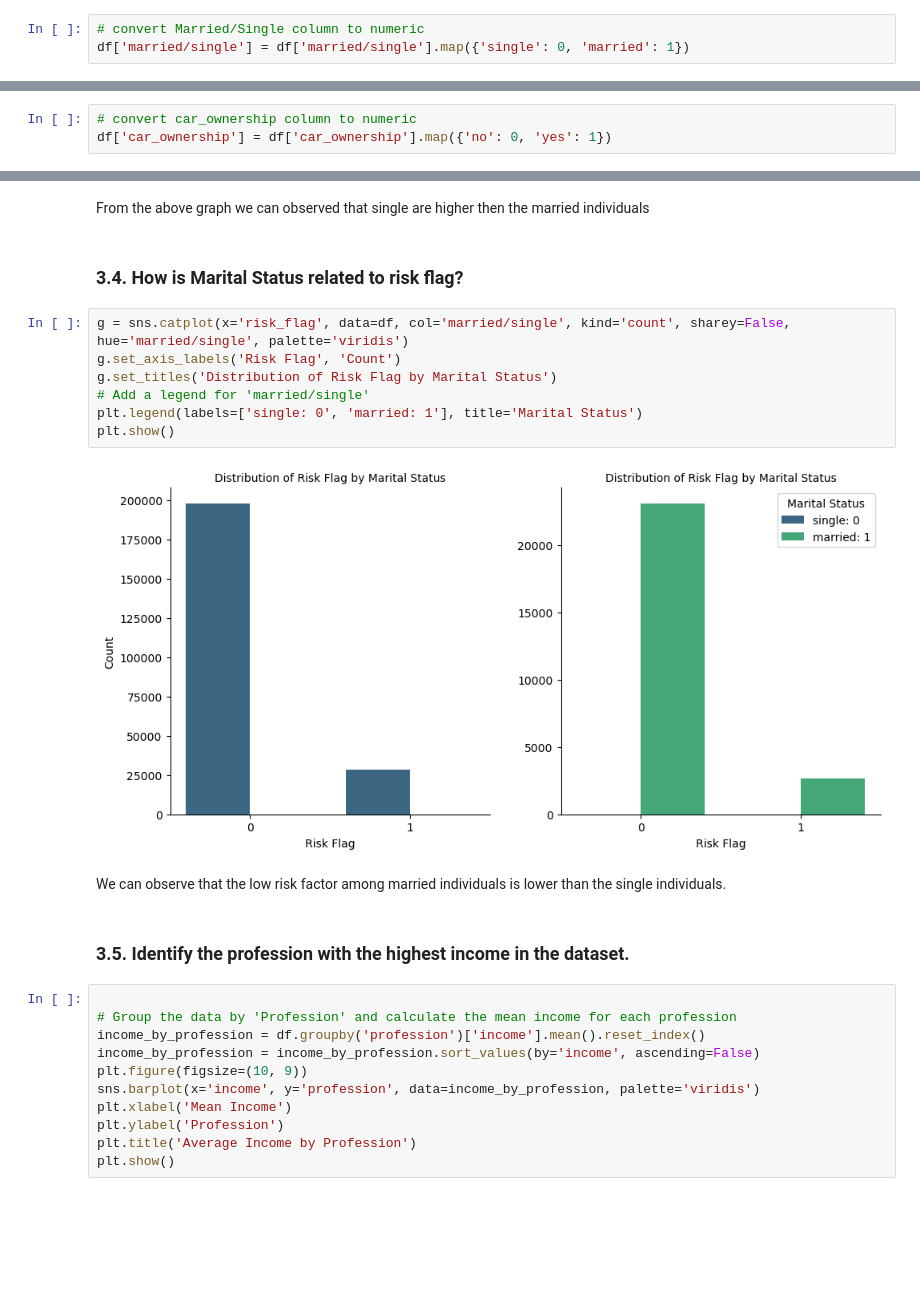
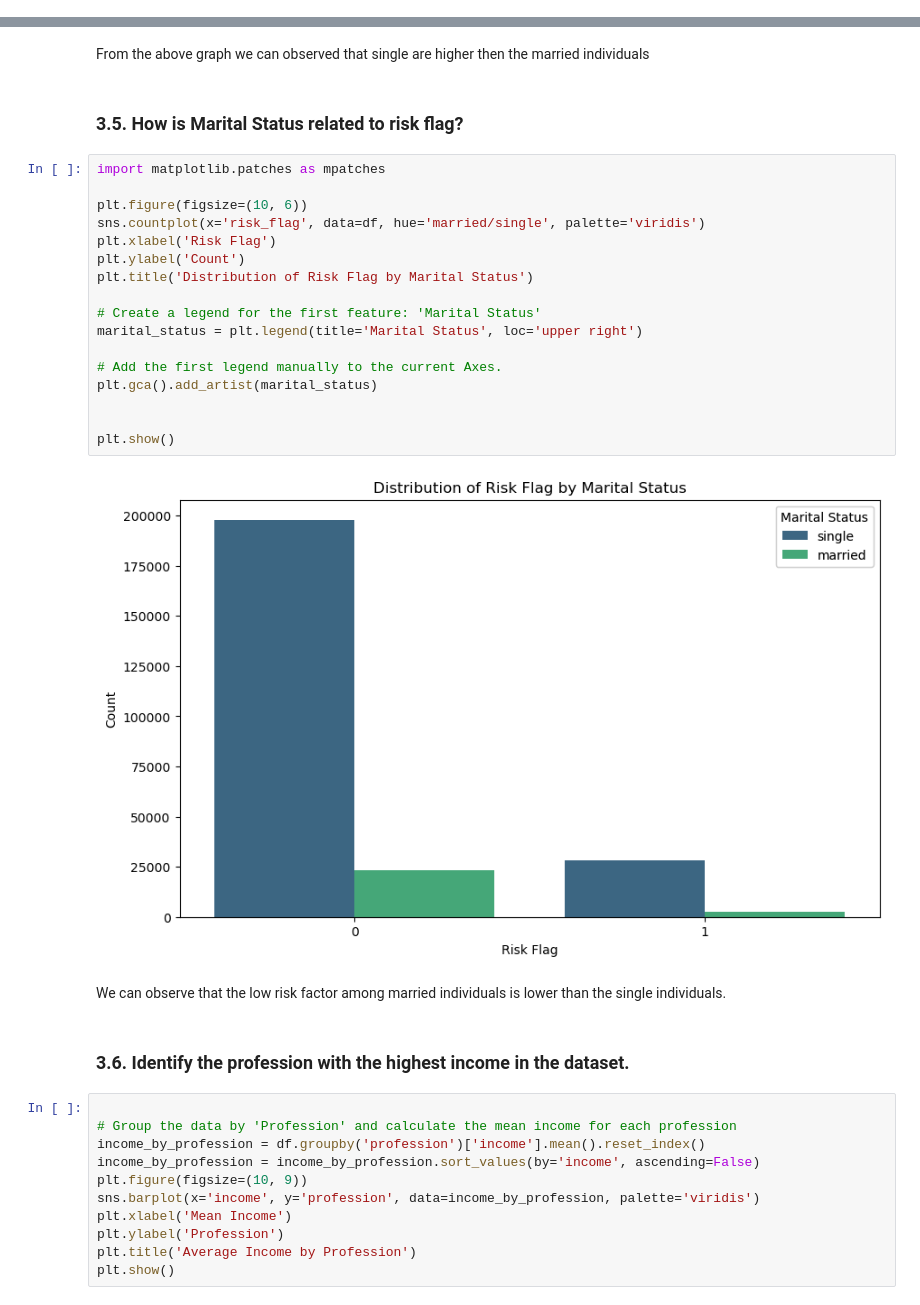
Before and after one commit to DATA-606-2023-FALL-THURSDAY/Loan-prediction-analysis, a Jupyter notebook: src/Capstone _Project.ipynb, the cells around one changed output, grey strips where cells are left out. Cells and saved outputs as stored; diff of their text form; blank space fills up the shorter version.

```diff
--- a/src/Capstone _Project.ipynb
+++ b/src/Capstone _Project.ipynb
@@ -211,9 +211,6 @@ Name: state, Length: 252000, dtype: object
 df['married/single'].unique()
 # %% [output]
 array(['single', 'married'], dtype=object)
-# %%
-# convert Married/Single column to numeric
-df['married/single'] = df['married/single'].map({'single': 0, 'married': 1})
 # %%
 df['married/single'].head(10)
 # %% [output]
@@ -236,9 +233,6 @@ array(['rented', 'norent_noown', 'owned'], dtype=object)
 df['car_ownership'].unique()
 # %% [output]
 array(['no', 'yes'], dtype=object)
-# %%
-# convert car_ownership column to numeric
-df['car_ownership'] = df['car_ownership'].map({'no': 0, 'yes': 1})
 # %%
 df['car_ownership']
 # %% [output]
@@ -354,20 +385,30 @@ plt.show()
 # %% [markdown]
 From the above graph we can observed that single are higher then the married individuals
 # %% [markdown]
-### 3.4. How is  Marital Status related to  risk flag?
+### 3.5. How is  Marital Status related to  risk flag?
 # %%
-g = sns.catplot(x='risk_flag', data=df, col='married/single', kind='count', sharey=False, hue='married/single', palette='viridis')
-g.set_axis_labels('Risk Flag', 'Count')
-g.set_titles('Distribution of Risk Flag by Marital Status')
-# Add a legend for 'married/single'
-plt.legend(labels=['single: 0', 'married: 1'], title='Marital Status')
+import matplotlib.patches as mpatches
+
+plt.figure(figsize=(10, 6))
+sns.countplot(x='risk_flag', data=df, hue='married/single', palette='viridis')
+plt.xlabel('Risk Flag')
+plt.ylabel('Count')
+plt.title('Distribution of Risk Flag by Marital Status')
+
+# Create a legend for the first feature: 'Marital Status'
+marital_status = plt.legend(title='Marital Status', loc='upper right')
+
+# Add the first legend manually to the current Axes.
+plt.gca().add_artist(marital_status)
+
+
 plt.show()
 # %% [output]
-[figure, old version]
+[figure, new version]
 # %% [markdown]
 We can observe that the low risk factor among married individuals is lower than the single individuals.
 # %% [markdown]
-### 3.5. Identify the profession with the highest income in the dataset.
+### 3.6. Identify the profession with the highest income in the dataset.
 # %%
 
 # Group the data by 'Profession' and calculate the mean income for each profession
```
Also changed, not shown: parts of 26 cells of this notebook.
